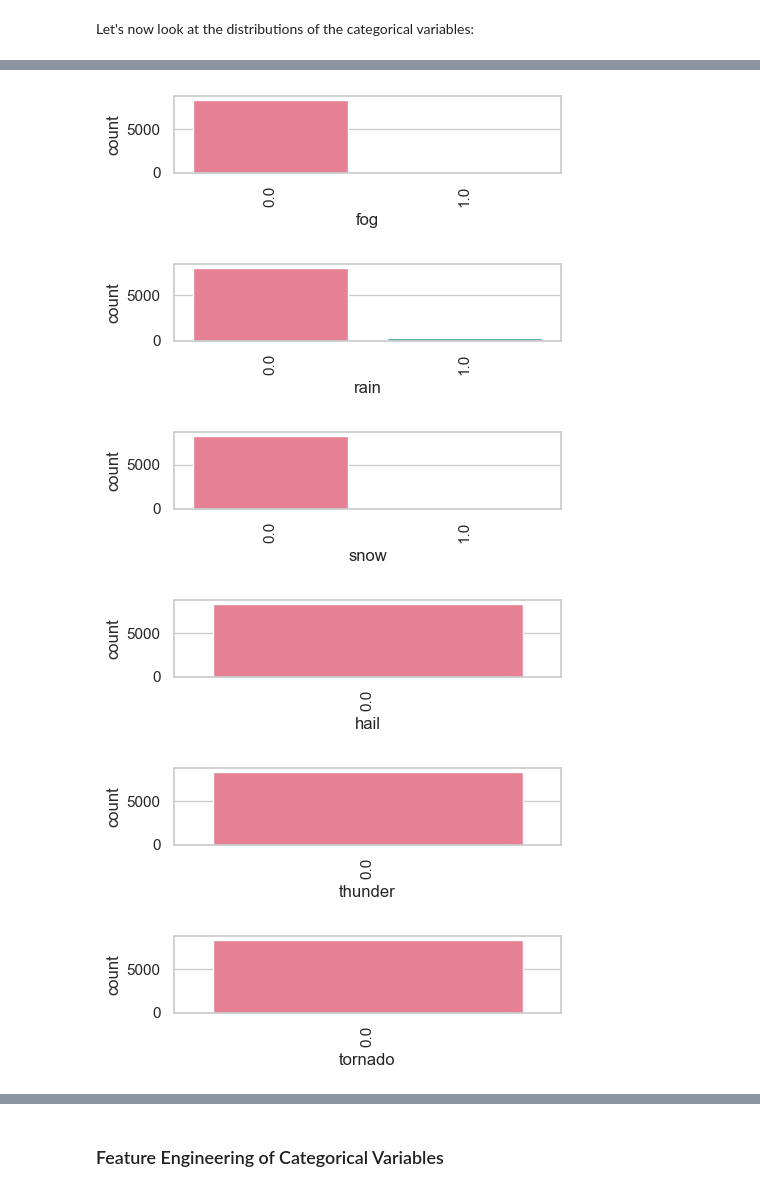
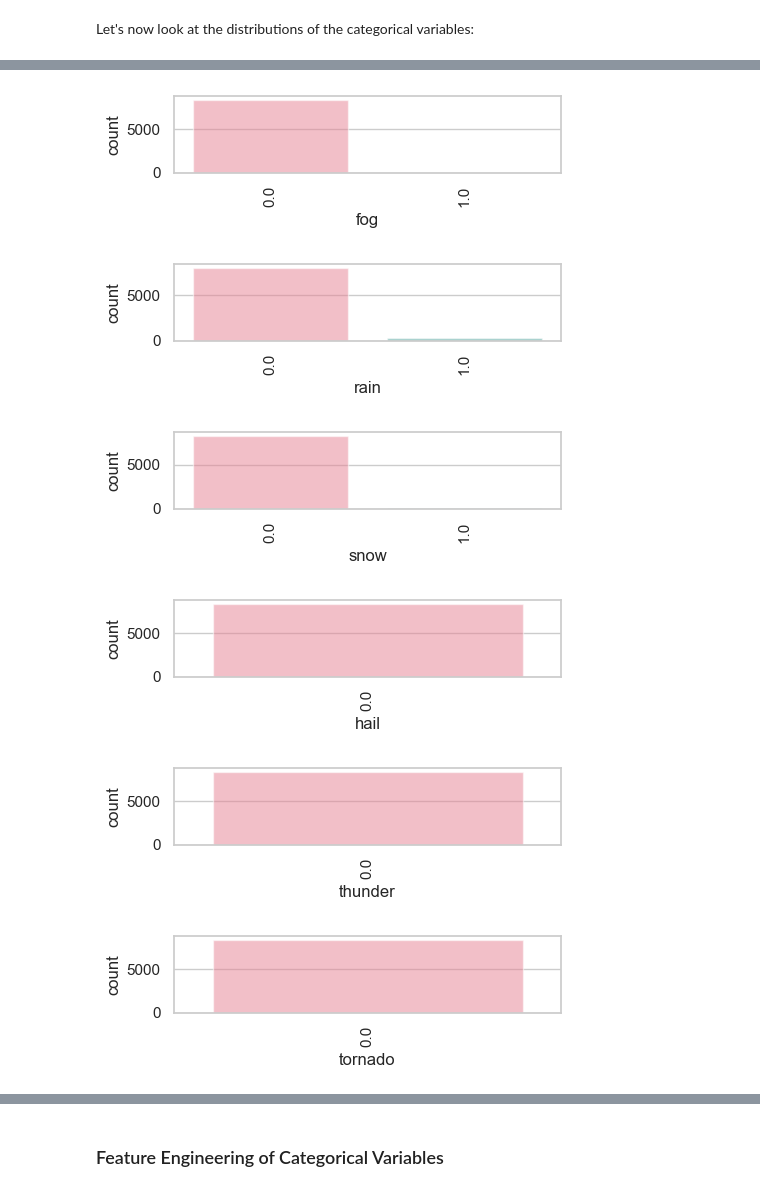
Before and after one commit to llingcaro/vupico-taxi-demand-prediction, a Jupyter notebook: analysis/02_exploratory_data_analysis.ipynb, the cells around one changed output, grey strips where cells are left out. Drawn from its saved outputs; the diff is of its cells as text; code cells hidden in the pictures.

```diff
--- a/analysis/02_exploratory_data_analysis.ipynb
+++ b/analysis/02_exploratory_data_analysis.ipynb
@@ -103,7 +103,7 @@ cat_vars = ['wdire','conds', 'icon', 'fog', 'rain', 'snow',
             'hail', 'thunder', 'tornado']
 sns.set(style='whitegrid',rc={'figure.figsize':(5,1)})
 for i in cat_vars:
-    plot = sns.countplot(working_df, x=i, palette="husl")
+    plot = sns.countplot(working_df, x=i, palette="husl",alpha=0.5)
     plot.set_xticklabels(plot.get_xticklabels(), rotation=90)
     plt.show()
 # %% [output]
@@ -113,8 +113,8 @@ for i in cat_vars:
-[figure, old version]
+[figure, new version]
-[figure, old version]
+[figure, new version]
-[figure, old version]
+[figure, new version]
-[figure, old version]
+[figure, new version]
-[figure, old version]
+[figure, new version]
-[figure, old version]
+[figure, new version]
 # %% [markdown]
 Three variables, hail, thunder, and tornado will be removed from the feature set since all values are zero and it won't give us any information. Two variables, conds and icon, appear to have similar values, with conds having more detailed weather descriptions. For example, "rain" in icon is further divided into "light rain", "heavy rain", "rain" in conds. So we will drop the column icon in favor of conds. Since we're going to use one-hot encoding to transform the "string" categorical variables, it is important to drop redundant columns to avoid an increase in dimensionality.
```
Also changed, not shown: parts of 6 cells of this notebook.
